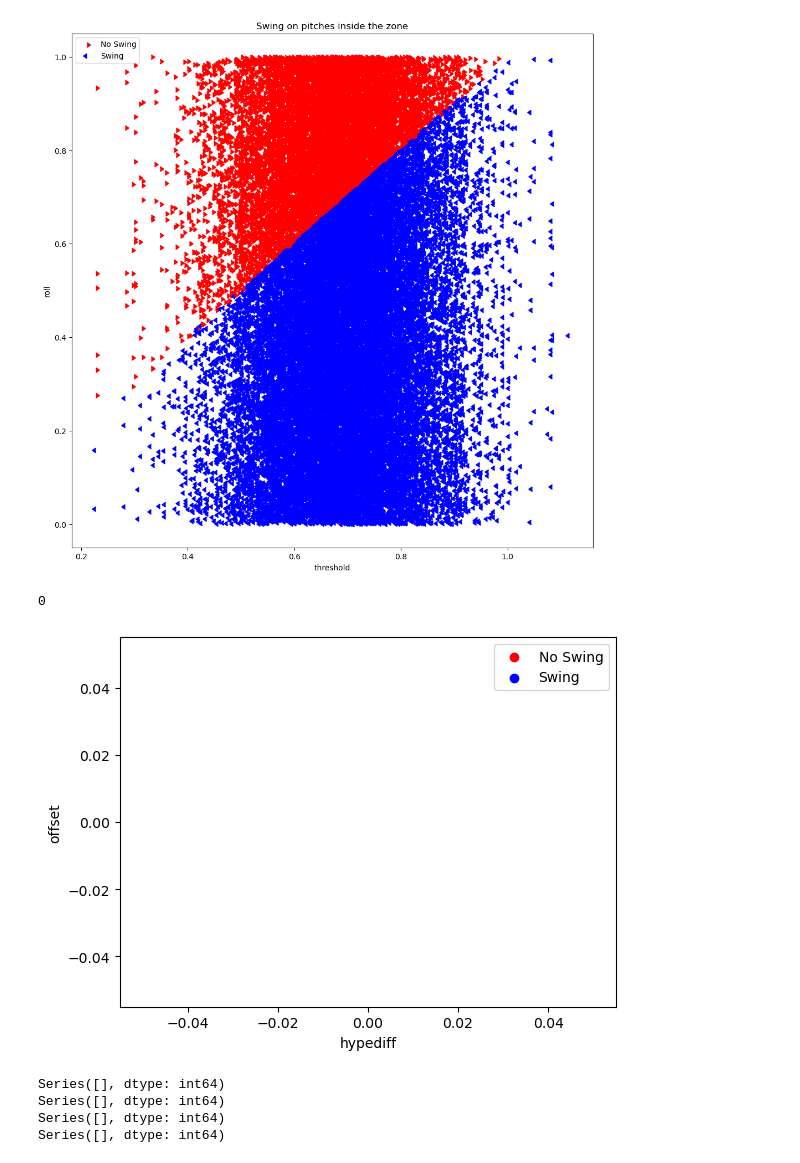
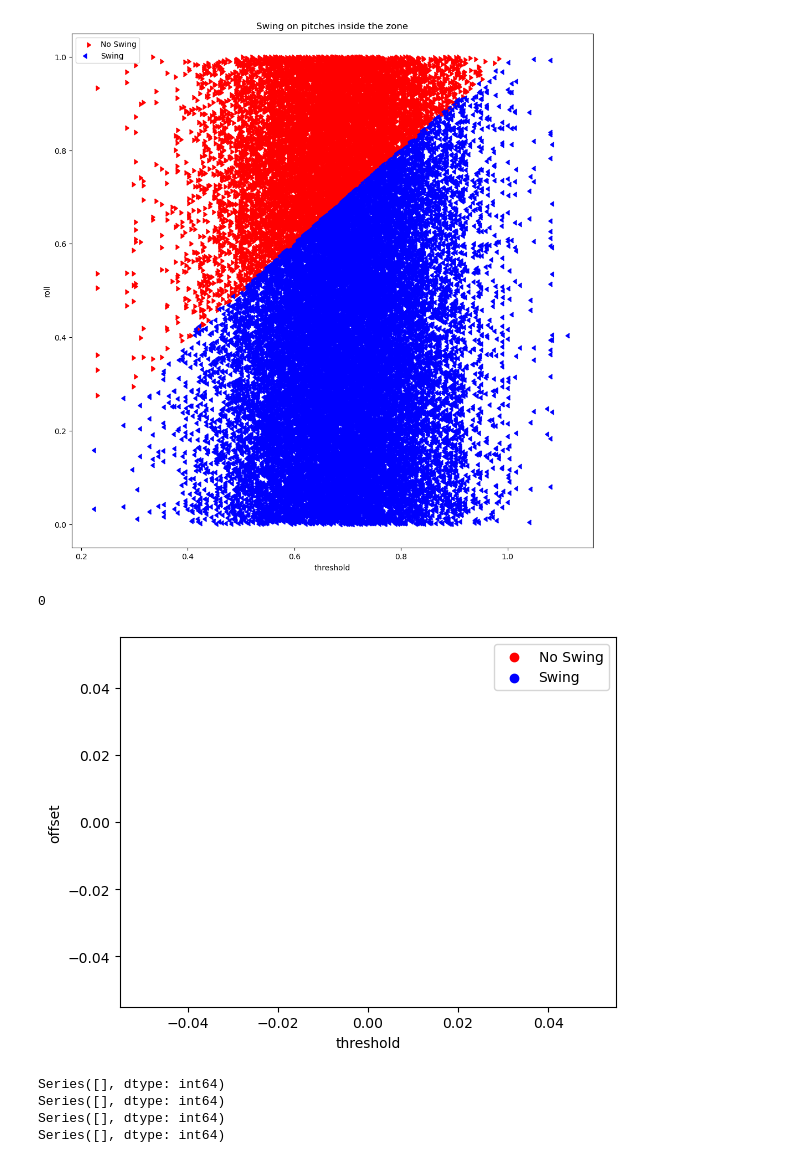
Before and after one commit to xSke/resim, a Jupyter notebook: notebooks/find_roll_formula_swing_on_strike.ipynb, the cells around one changed output. Saved outputs shown, nothing was run; the diff lists cells and outputs as text; code cells hidden in the pictures.

```diff
--- a/notebooks/find_roll_formula_swing_on_strike.ipynb
+++ b/notebooks/find_roll_formula_swing_on_strike.ipynb
@@ -419,7 +435,7 @@ dfc["offset"] = dfc["roll"] - dfc["threshold"]
 outliers = dfc[(dfc["passed"] & (dfc["offset"] >= 0)) | (~dfc["passed"] & (dfc["offset"] <= 0))]
 
 fig, ax = plt.subplots(1)
-x_val = "hypediff"
+x_val = "threshold"
 ax.scatter(
     outliers[~outliers["passed"]][x_val],
     outliers[~outliers["passed"]]["offset"],
@@ -442,34 +458,34 @@ table = table[
     [
         "event_type",
         "offset",  # "home_score", "away_score", "top_of_inning", "inning",
         "roll",
         "threshold",
         # "pitcher_mul",
         # "batter_mul",
         "baserunner_count",
         #        "batter_vibes", "pitcher_vibes",
         "ruth_vibes",
         "invpath_vibes",
         "viscosity",
         # "batter_musclitude", "batter_divinity", "batter_thwackability", "batter_patheticism",
         "batter_name",
         "pitcher_name",
         "batter_mods",
         "pitcher_mods",
         "batting_team_mods",
         "pitching_team_mods",
         "day",
         "game_id",
         "play_count",
         "weather",
     ]
 ].sort_values("offset", ascending=False)
 # len(table)
 # print(table['offset']/table['threshold'])
 # table
 # %% [output]
 0
-[figure, old version]
+[figure, new version]
 # %%
 print(table.groupby("pitching_team_mods").size())
 print(table.groupby("batting_team_mods").size())
```
Also changed, not shown: parts of 3 cells of this notebook.
